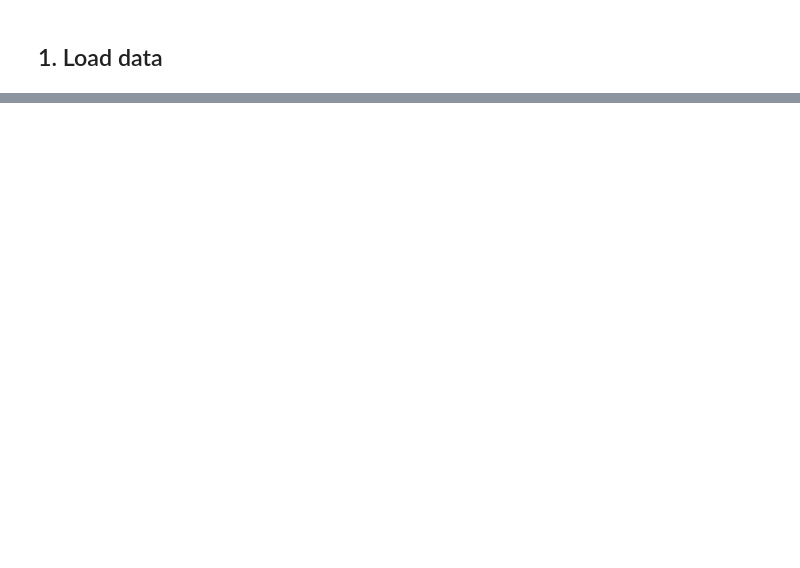
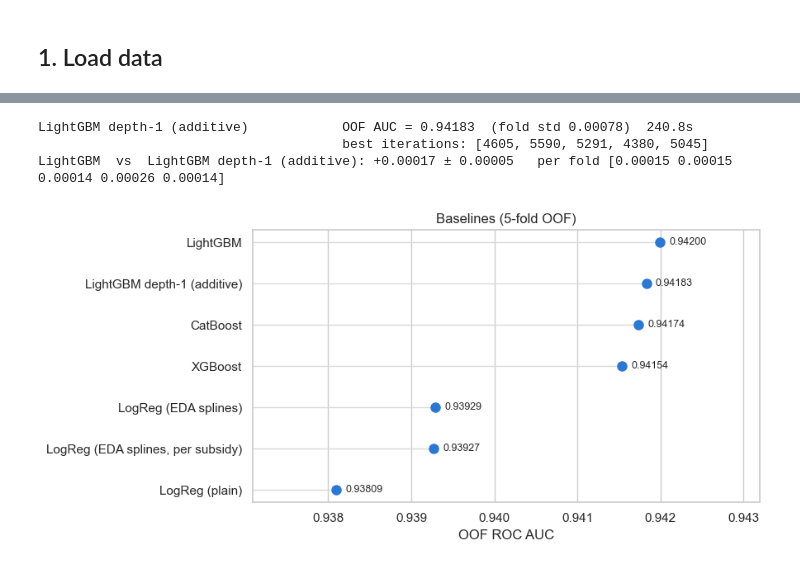
Before and after one commit to kphotchara/Predicting-Electric-Vehicle-Purchases, a Jupyter notebook: model.ipynb, the cells around one changed output, grey strips where cells are left out. Saved outputs shown, nothing was run; the diff lists cells and outputs as text; code cells hidden in the pictures; blank space fills up the shorter version.

```diff
--- a/model.ipynb
+++ b/model.ipynb
@@ -448,5 +120,0 @@ LightGBM + FE          OOF AUC = 0.94144  (fold std 0.00084)  121.7s
-# %%
-delta = results["LightGBM + FE"]["auc"] - results["LightGBM"]["auc"]
-print(f"LightGBM        : {results['LightGBM']['auc']:.5f}")
-print(f"LightGBM + FE   : {results['LightGBM + FE']['auc']:.5f}")
-print(f"delta           : {delta:+.5f}  (fold std ~{np.std(results['LightGBM']['fold_aucs']):.5f})")
@@ -646,0 +498,28 @@ the same budget, and (out of scope here) blending the three boosters.
+# %%
+LGB_BASE_PARAMS = dict(
+    n_estimators=4000,
+    learning_rate=0.08,
+    num_leaves=16,
+    min_child_samples=178,
+    feature_fraction=0.63,
+    bagging_fraction=0.65,
+    bagging_freq=1,
+    lambda_l1=2.2,
+    lambda_l2=5.1,
+    random_state=SEED,
+    n_jobs=-1,
+    verbose=-1,
+)
+
+
+def lgbm_fold_factory(params=None, stopping_rounds=150):
+    config = {**LGB_BASE_PARAMS, **(params or {})}
+
+    def fit_fold(X_trn, y_trn, X_val, y_val):
+        model = lgb_fit(lgb.LGBMClassifier(**config), X_trn, y_trn, X_val, y_val, stopping_rounds)
+        return (lambda d: model.predict_proba(d)[:, 1]), model.best_iteration_
+
+    return fit_fold
+
+
+cross_validate_model("LightGBM", lgbm_fold_factory(), X, X_test);
@@ -646,0 +595,15 @@ the same budget, and (out of scope here) blending the three boosters.
+# %%
+cross_validate_model(
+    "LightGBM depth-1 (additive)",
+    lgbm_fold_factory(dict(max_depth=1, num_leaves=2, min_child_samples=20, learning_rate=0.3, n_estimators=8000)),
+    X,
+    X_test,
+)
+compare("LightGBM depth-1 (additive)", "LightGBM")
+
+plot_auc(list(results), "Baselines (5-fold OOF)")
+# %% [output]
+LightGBM depth-1 (additive)            OOF AUC = 0.94183  (fold std 0.00078)  240.8s
+                                       best iterations: [4605, 5590, 5291, 4380, 5045]
+LightGBM  vs  LightGBM depth-1 (additive): +0.00017 ± 0.00005   per fold [0.00015 0.00015 0.00014 0.00026 0.00014]
+[figure, added]
```
Also changed, not shown: parts of 95 cells of this notebook.
